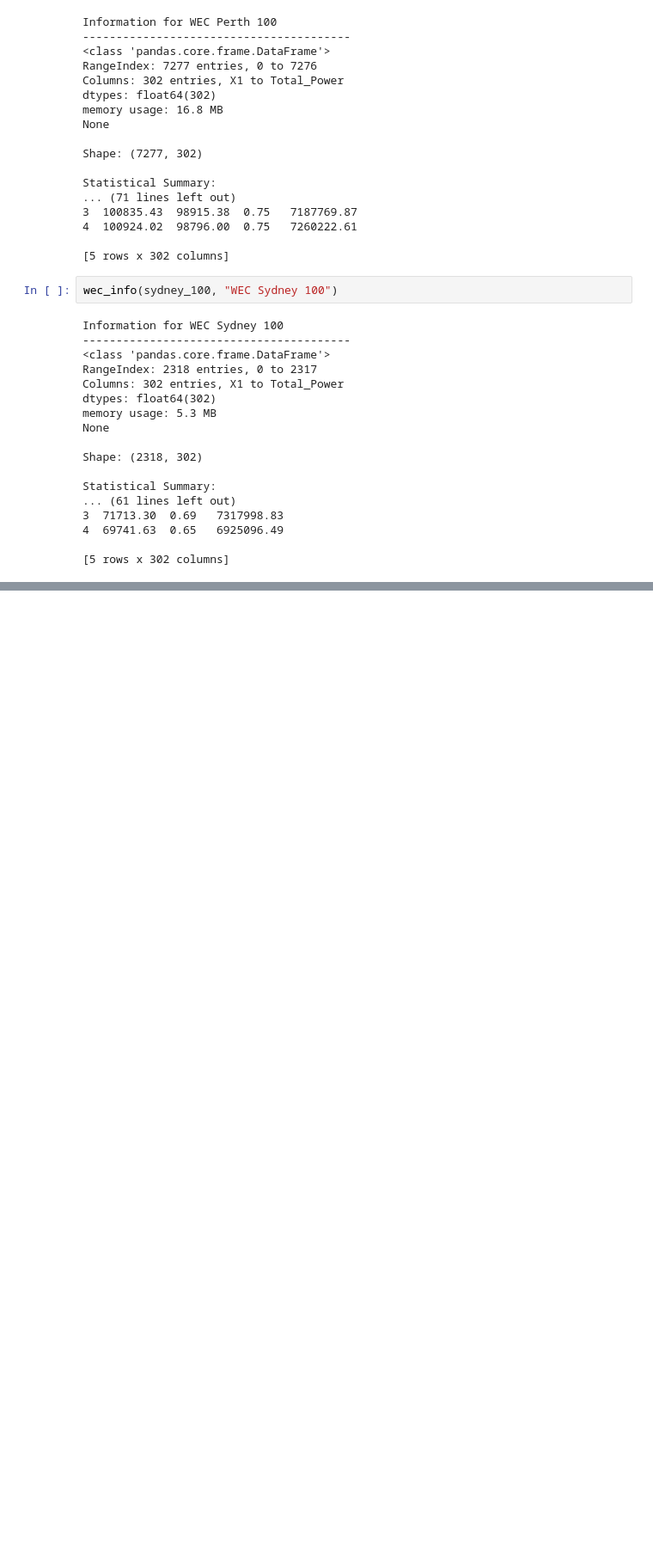
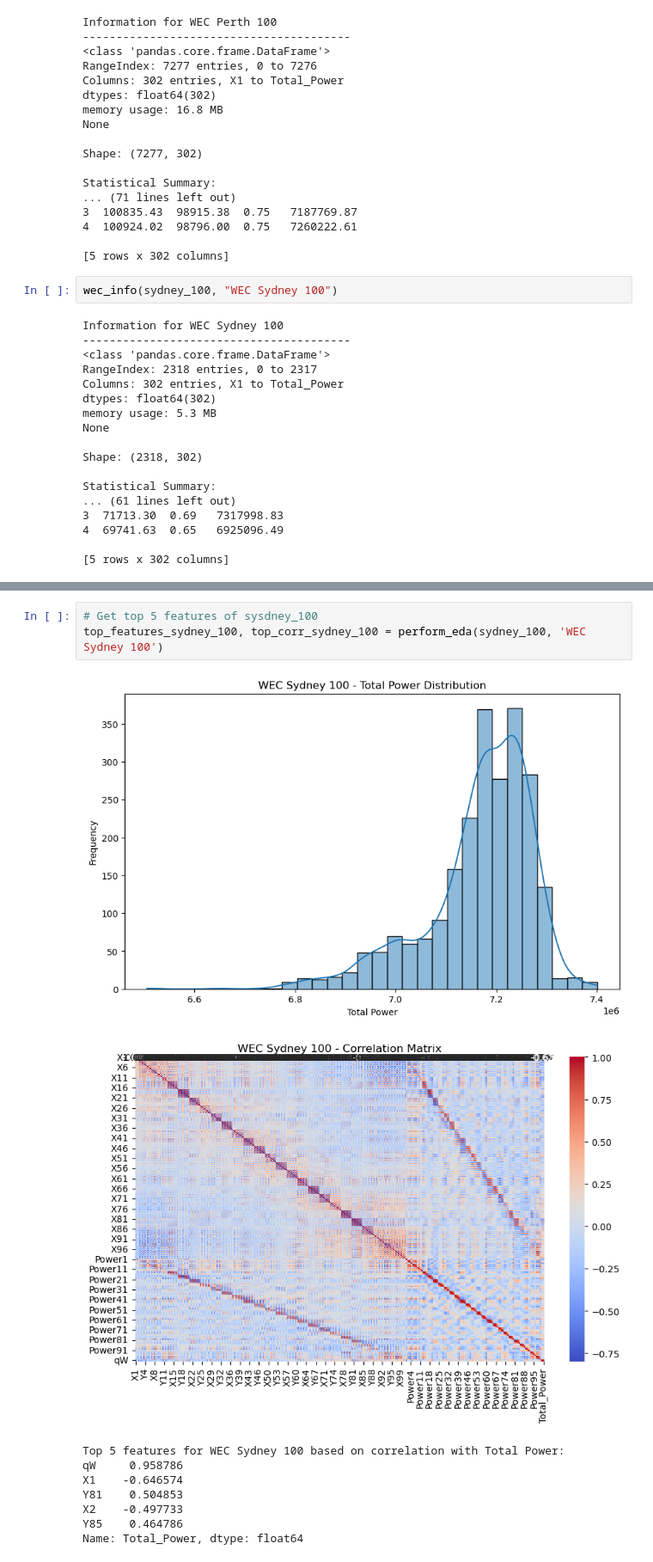
Before and after one commit to Kevinobote/WEC, a Jupyter notebook: WEC.ipynb, the cells around one changed output, grey strips where cells are left out. Shown at 86% size. Cells and saved outputs as stored; diff of their text form; blank space fills up the shorter version.

```diff
--- a/WEC.ipynb
+++ b/WEC.ipynb
@@ -224,0 +439,13 @@ Series([], dtype: int64)
+# %%
+# Get top 5 features of sysdney_100
+top_features_sydney_100, top_corr_sydney_100 = perform_eda(sydney_100, 'WEC Sydney 100')
+# %% [output]
+[figure, added]
+[figure, added]
+Top 5 features for WEC Sydney 100 based on correlation with Total Power:
+qW     0.958786
+X1    -0.646574
+Y81    0.504853
+X2    -0.497733
+Y85    0.464786
+Name: Total_Power, dtype: float64
```
Also changed, not shown: parts of 28 cells of this notebook, 1 other file.
